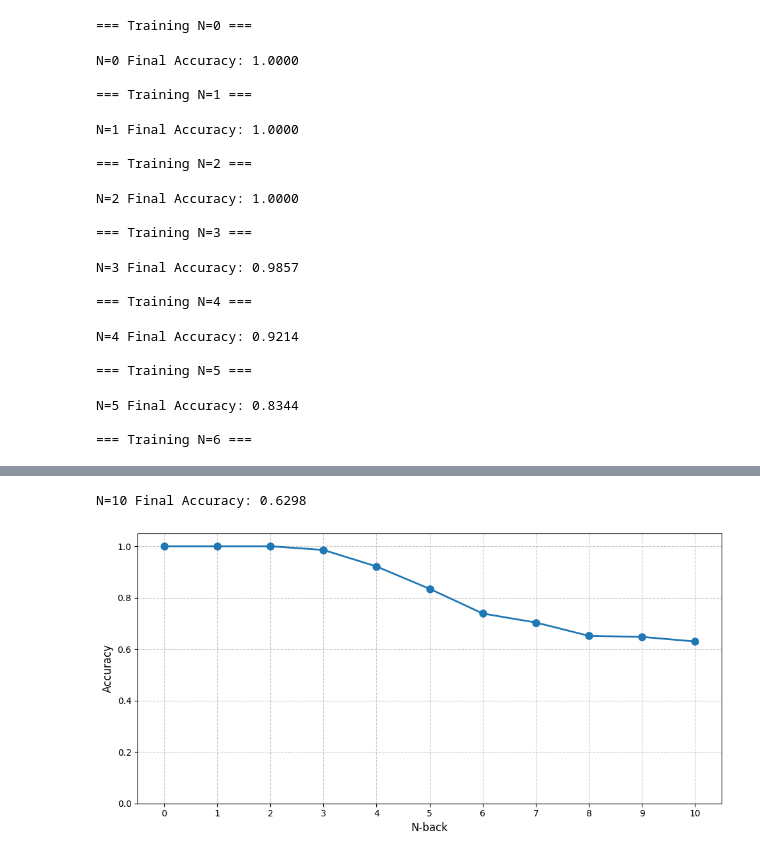
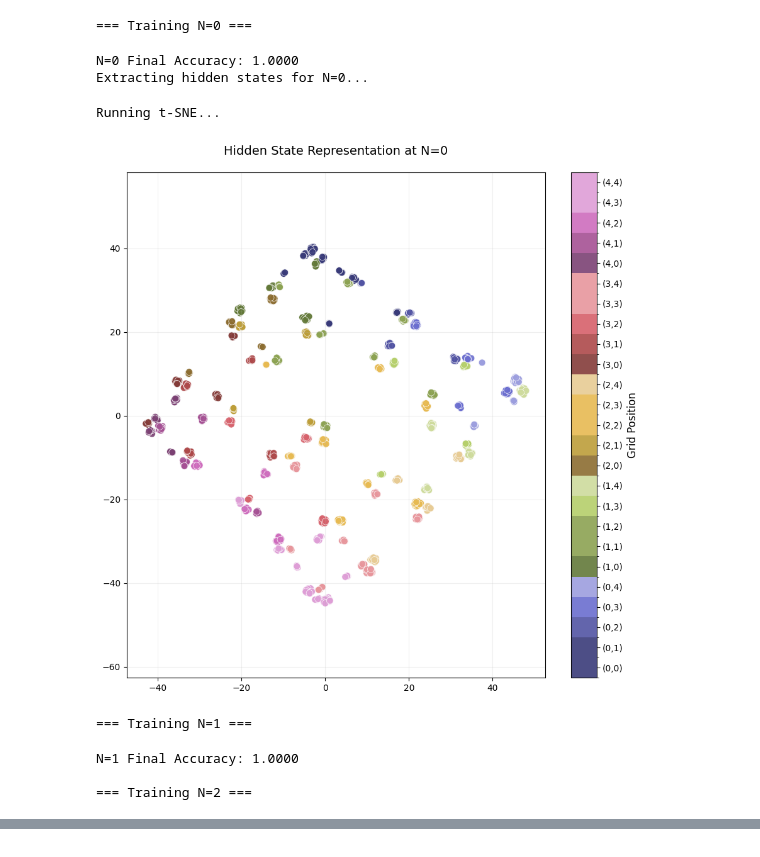
Before and after one commit to neur1s/GridVaders, a Jupyter notebook: lstm.ipynb, the cells around one changed output, grey strips where cells are left out. Cells and saved outputs as stored; diff of their text form; code cells hidden in the pictures.

Commit message:
Add hidden state representation

```diff
--- a/lstm.ipynb
+++ b/lstm.ipynb
@@ -1,19 +55,7 @@
 # %%
-import numpy as np
-import torch
-import torch.nn as nn
-import torch.optim as optim
-from torch.utils.data import Dataset, DataLoader
-import matplotlib.pyplot as plt
-from tqdm import trange
-import torch.nn.functional as F
-
 from n_back_spatial_task import (
-    sample_n_back_spatial,
     create_n_back_dataset,
     NBackDataset as ColleagueNBackDataset,
-    idx2mov,
-    loc2idx,
     idx2loc
 )
 
@@ -94,9 +136,9 @@ class NBackTrainer:
                 logits = self.model(actions, batch_size)
 
                 loss = self.criterion(
-                    logits[:, self.n_back:].reshape(-1, OUTPUT_SIZE),  # skip first N logits
-                    targets[:, 1:].reshape(-1)  # skip initial position in targets
-)
+                    logits[:, self.n_back:].reshape(-1, OUTPUT_SIZE),  # Skip first N logits
+                    targets[:, 1:].reshape(-1)  # Skip initial position in targets (align x and y)
+                    )
 
                 loss.backward()
                 torch.nn.utils.clip_grad_norm_(self.model.parameters(), 1.0)
@@ -118,56 +160,82 @@ class NBackTrainer:
                 logits = self.model(actions, batch_size)
 
                 preds = logits[:, self.n_back:].argmax(-1)
-                tgts = targets[:, 1:]  # remove the initial position
+                tgts = targets[:, 1:]  # Remove the initial position to align x and y
                 correct += (preds == tgts).sum().item()
                 total += tgts.numel()
 
         return correct / total if total > 0 else 0
+
+    def extract_hidden_states(self, num_samples=1000, time_step=40):
+        hidden_states = []
+        grid_positions = []  # To store (x,y) coordinates
+
+        dataset = NBackDataset(num_samples, self.n_back)
+
+        for i in trange(num_samples):
+            x, y = dataset[i]
+
+            target_idx = time_step + self.n_back
+            if target_idx >= len(y): # Have to skip if the target index is out of bounds
+                continue
+
+            with torch.no_grad():
+                x_input = x.unsqueeze(0).to(DEVICE)
+                x_input = F.one_hot(x_input, 4).float()
+                output, _ = self.model.lstm(x_input, (
+                    self.model.h0.expand(1, 1, -1).contiguous(),
+                    self.model.c0.expand(1, 1, -1).contiguous()
+                ))
+                hidden_states.append(output[0, time_step, :].cpu().numpy())
+
+                grid_pos = idx2loc(y[target_idx].item(), GRID_SIZE)
+                grid_positions.append(grid_pos)
+
+        return np.array(hidden_states), np.array(grid_positions)
 
 def run_experiment(max_n=10):
     accuracies = []
     for N in range(max_n + 1):
         print(f"\n=== Training N={N} ===")
         trainer = NBackTrainer(N)
         trainer.train()
 
         # Evaluate 3 times for stability
         eval_acc = np.mean([trainer.evaluate() for _ in range(3)])
         accuracies.append(eval_acc)
         print(f"N={N} Final Accuracy: {eval_acc:.4f}")
+
+        if N in [0]:  # Expand to more N values as needed
+            print(f"Extracting hidden states for N={N}...")
+            hidden_states, labels = trainer.extract_hidden_states(
+                num_samples=1000,
+                time_step=40  # Using step 40 as in Italo's approach
+            )
+            print("Running t-SNE...")
+            plot_tsne(hidden_states, labels, N, n_iter=2500)
 
     return accuracies
 
 # Run experiment
 accuracies = run_experiment()
 
 # Plot results
 plt.figure(figsize=(10, 5))
 plt.plot(range(len(accuracies)), accuracies, marker='o', linewidth=2, markersize=8)
 plt.xlabel("N-back", fontsize=12)
 plt.ylabel("Accuracy", fontsize=12)
 plt.xticks(range(len(accuracies)))
 plt.grid(True, linestyle='--', alpha=0.7)
 plt.ylim(0, 1.05)
 plt.tight_layout()
 plt.show()
 # %% [output]
 === Training N=0 ===
 N=0 Final Accuracy: 1.0000
-
-=== Training N=1 ===
+Extracting hidden states for N=0...
-N=1 Final Accuracy: 1.0000
-
-=== Training N=2 ===
+Running t-SNE...
+[figure, new version]
-N=2 Final Accuracy: 1.0000
-
-=== Training N=3 ===
+=== Training N=1 ===
-N=3 Final Accuracy: 0.9857
+N=1 Final Accuracy: 1.0000
 
-=== Training N=4 ===
+=== Training N=2 ===
-N=4 Final Accuracy: 0.9214
-
-=== Training N=5 ===
-N=5 Final Accuracy: 0.8344
-
-=== Training N=6 ===
@@ -186,2 +241,0 @@ N=9 Final Accuracy: 0.6476
-N=10 Final Accuracy: 0.6298
-[figure, old version]
```
Also changed, not shown: parts of 5 cells of this notebook.
